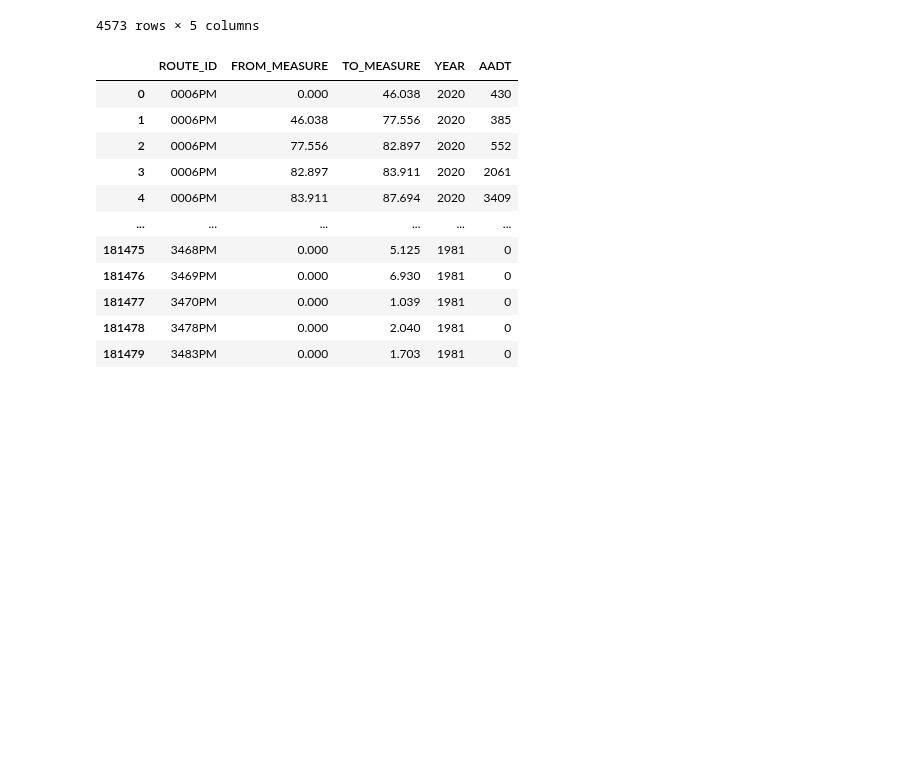
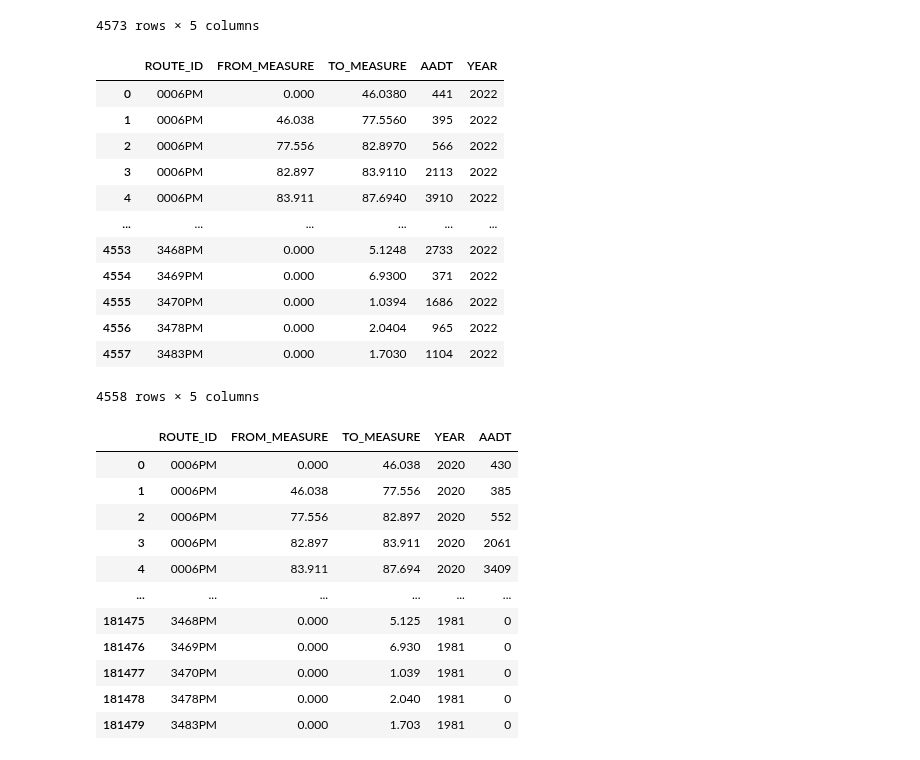
Before and after one commit to WFRCAnalytics/Traffic-Volume-Forecasts, a Jupyter notebook: 1-Get-Historic-Data-and-Previous-Forecasts.ipynb, the cells around one changed output. Saved outputs shown, nothing was run; the diff lists cells and outputs as text; code cells hidden in the pictures; blank space fills up the shorter version.

```diff
--- a/1-Get-Historic-Data-and-Previous-Forecasts.ipynb
+++ b/1-Get-Historic-Data-and-Previous-Forecasts.ipynb
@@ -118,6 +119,32 @@ df2021
 | 4571 | 0092NC00101 | 0.000 | 3.294 | 12201 | 2021 |
 | 4572 | 0092PC00101 | 0.000 | 2.829 | 8174 | 2021 |
 4573 rows × 5 columns
+# %%
+# PREPARE 2022 AADT
+
+df2022 = pd.read_csv(fnAADT2022)
+
+df2022['YEAR'] = 2022
+df2022.rename(columns={'AADT2022':'AADT','Route':'ROUTE_ID','Begin MP':'FROM_MEASURE','End MP':'TO_MEASURE','AADT_2022':'AADT'}, inplace=True)
+df2022.drop(columns=['Station','Section Length','Location Description'], inplace=True)
+
+df2022['AADT'] = df2022['AADT'].str.replace(',', '').astype(int)
+
+df2022
+# %% [output]
+|  | ROUTE_ID | FROM_MEASURE | TO_MEASURE | AADT | YEAR |
+| 0 | 0006PM | 0.000 | 46.0380 | 441 | 2022 |
+| 1 | 0006PM | 46.038 | 77.5560 | 395 | 2022 |
+| 2 | 0006PM | 77.556 | 82.8970 | 566 | 2022 |
+| 3 | 0006PM | 82.897 | 83.9110 | 2113 | 2022 |
+| 4 | 0006PM | 83.911 | 87.6940 | 3910 | 2022 |
+| ... | ... | ... | ... | ... | ... |
+| 4553 | 3468PM | 0.000 | 5.1248 | 2733 | 2022 |
+| 4554 | 3469PM | 0.000 | 6.9300 | 371 | 2022 |
+| 4555 | 3470PM | 0.000 | 1.0394 | 1686 | 2022 |
+| 4556 | 3478PM | 0.000 | 2.0404 | 965 | 2022 |
+| 4557 | 3483PM | 0.000 | 1.7030 | 1104 | 2022 |
+4558 rows × 5 columns
 # %%
 # GET AADTS FOR YEARS PRIOR TO 2021
 
```
Also changed, not shown: parts of 10 cells of this notebook, 5 other files.
